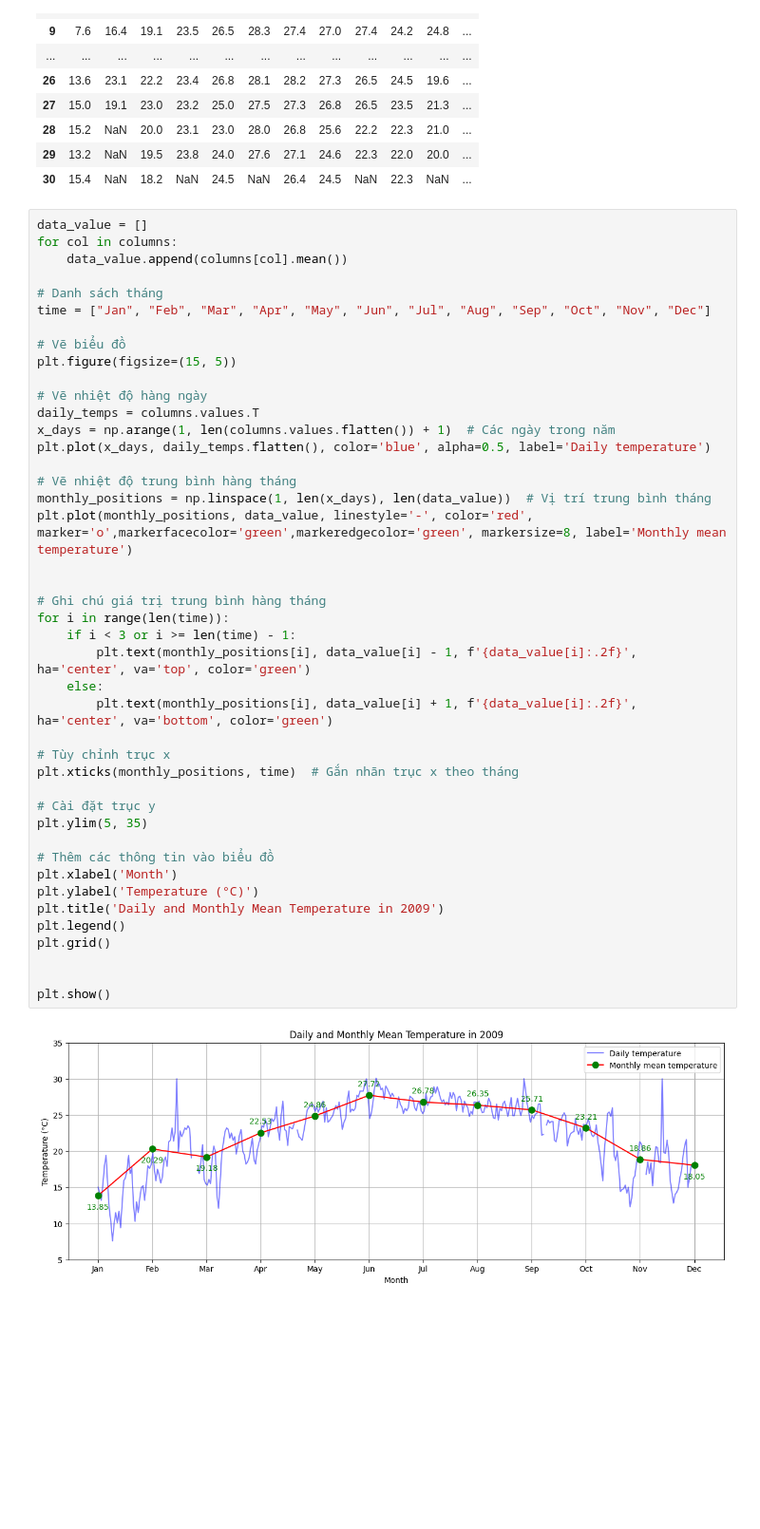
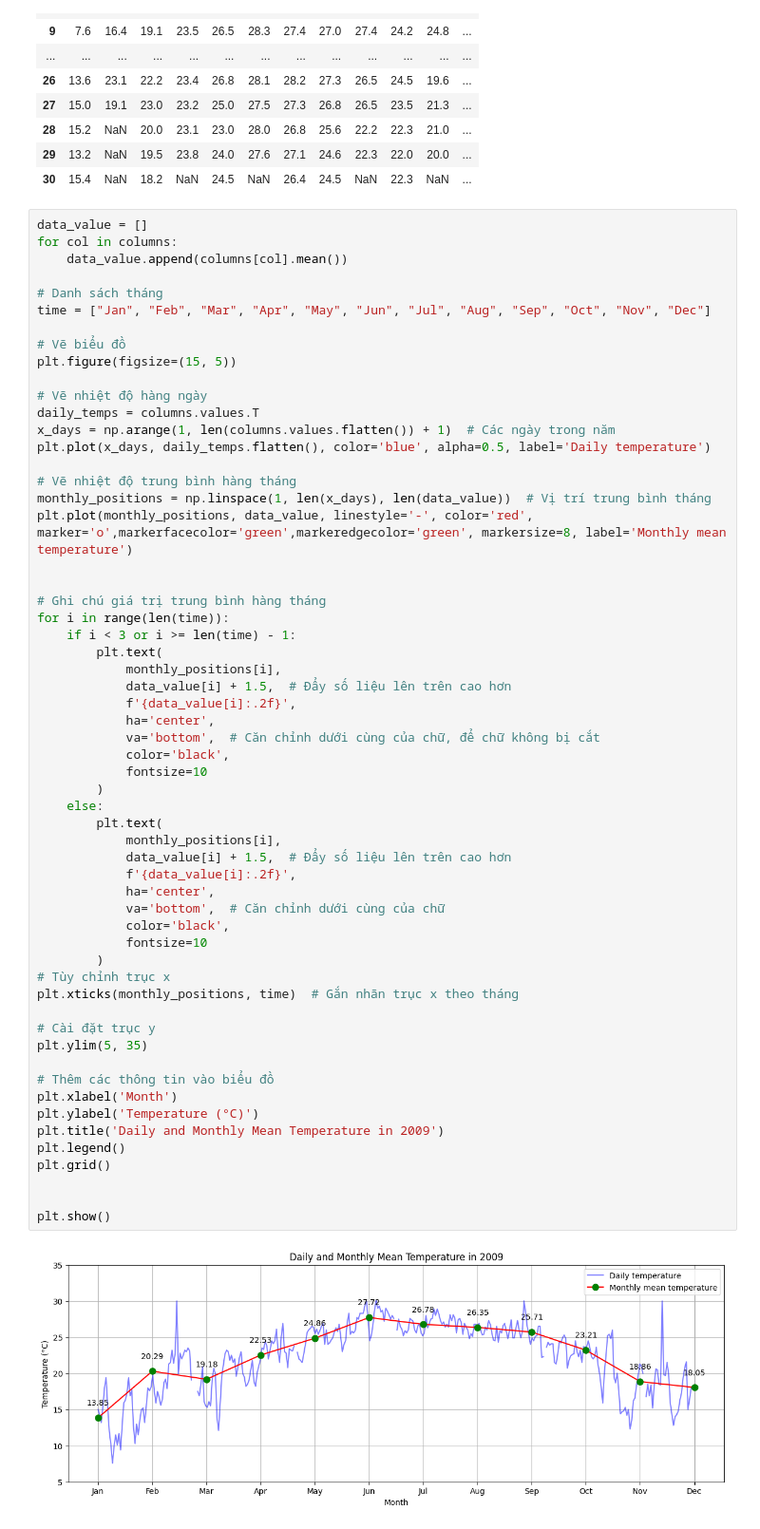
Before and after one commit to Minhsuperfragile/DS2024, a Jupyter notebook: final_vis/22bi13256_LeXuanLoc.ipynb, the cells around one changed output. Shown at 95% size. Drawn from its saved outputs; the diff is of its cells as text; blank space fills up the shorter version.

```diff
--- a/final_vis/22bi13256_LeXuanLoc.ipynb
+++ b/final_vis/22bi13256_LeXuanLoc.ipynb
@@ -101,34 +101,49 @@ plt.figure(figsize=(15, 5))
 # Vẽ nhiệt độ hàng ngày
 daily_temps = columns.values.T
 x_days = np.arange(1, len(columns.values.flatten()) + 1)  # Các ngày trong năm
 plt.plot(x_days, daily_temps.flatten(), color='blue', alpha=0.5, label='Daily temperature')
 
 # Vẽ nhiệt độ trung bình hàng tháng
 monthly_positions = np.linspace(1, len(x_days), len(data_value))  # Vị trí trung bình tháng
 plt.plot(monthly_positions, data_value, linestyle='-', color='red', marker='o',markerfacecolor='green',markeredgecolor='green', markersize=8, label='Monthly mean temperature')
 
 
 # Ghi chú giá trị trung bình hàng tháng
 for i in range(len(time)):
     if i < 3 or i >= len(time) - 1:
-        plt.text(monthly_positions[i], data_value[i] - 1, f'{data_value[i]:.2f}', ha='center', va='top', color='green')
+        plt.text(
+            monthly_positions[i],
+            data_value[i] + 1.5,  # Đẩy số liệu lên trên cao hơn
+            f'{data_value[i]:.2f}',
+            ha='center',
+            va='bottom',  # Căn chỉnh dưới cùng của chữ, để chữ không bị cắt
+            color='black',
+            fontsize=10
+        )
     else:
-        plt.text(monthly_positions[i], data_value[i] + 1, f'{data_value[i]:.2f}', ha='center', va='bottom', color='green')
-
+        plt.text(
+            monthly_positions[i],
+            data_value[i] + 1.5,  # Đẩy số liệu lên trên cao hơn
+            f'{data_value[i]:.2f}',
+            ha='center',
+            va='bottom',  # Căn chỉnh dưới cùng của chữ
+            color='black',
+            fontsize=10
+        )
 # Tùy chỉnh trục x
 plt.xticks(monthly_positions, time)  # Gắn nhãn trục x theo tháng
 
 # Cài đặt trục y
 plt.ylim(5, 35)
 
 # Thêm các thông tin vào biểu đồ
 plt.xlabel('Month')
 plt.ylabel('Temperature (°C)')
 plt.title('Daily and Monthly Mean Temperature in 2009')
 plt.legend()
 plt.grid()
 
 
 plt.show()
 # %% [output]
-[figure, old version]
+[figure, new version]
```
Also changed, not shown: parts of 13 cells of this notebook.
